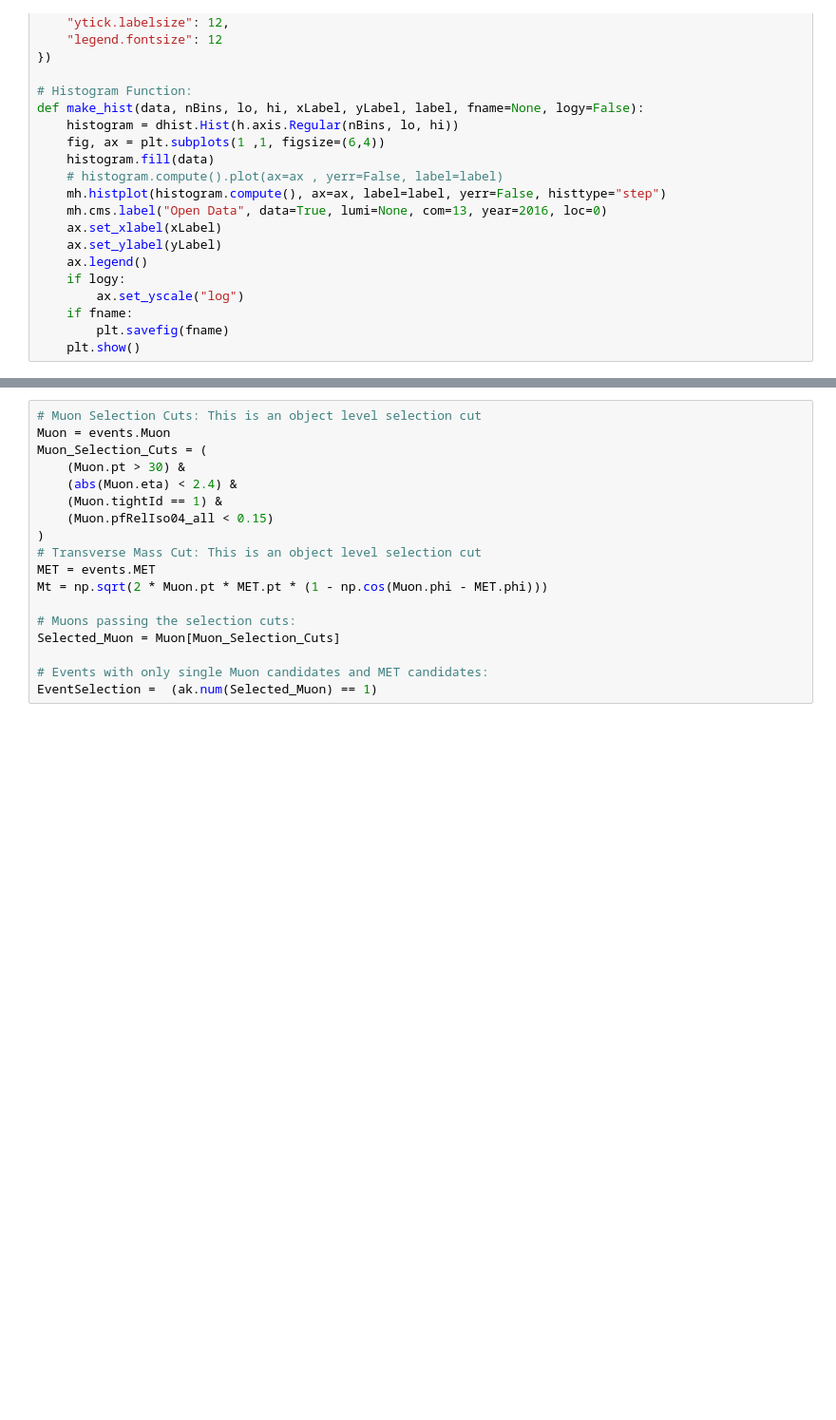
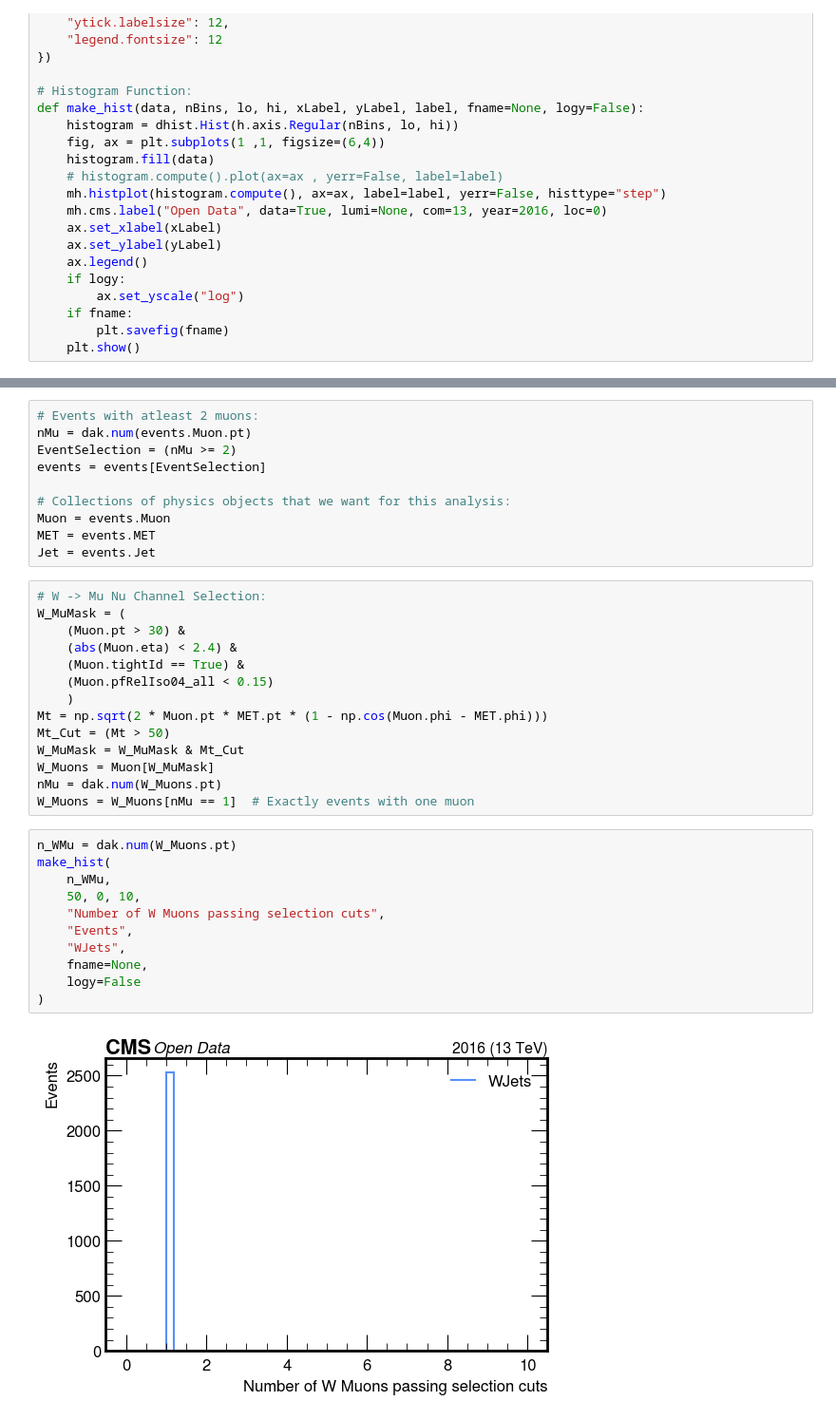
Before and after one commit to xondikoi03/charmTaggingAnalysis, a Jupyter notebook: Coffea/notebooks/WcAnalysis.ipynb, the cells around one changed output, grey strips where cells are left out. Shown at 95% size. Saved outputs shown, nothing was run; the diff lists cells and outputs as text; blank space fills up the shorter version.

```diff
--- a/Coffea/notebooks/WcAnalysis.ipynb
+++ b/Coffea/notebooks/WcAnalysis.ipynb
@@ -100,18 +76,37 @@ class WCProcessor(processor.ProcessorABC):
+# %%
+# Events with atleast 2 muons:
+nMu = dak.num(events.Muon.pt)
+EventSelection = (nMu >= 2)
+events = events[EventSelection]
+
+# Collections of physics objects that we want for this analysis:
+Muon = events.Muon
+MET = events.MET
+Jet = events.Jet
 # %%
-# Muon Selection Cuts: This is an object level selection cut
-Muon = events.Muon
-Muon_Selection_Cuts = (
+# W -> Mu Nu Channel Selection:
+W_MuMask = (
     (Muon.pt > 30) &
     (abs(Muon.eta) < 2.4) &
-    (Muon.tightId == 1) &
+    (Muon.tightId == True) &
     (Muon.pfRelIso04_all < 0.15)
-)
-# Transverse Mass Cut: This is an object level selection cut
-MET = events.MET
+    )
 Mt = np.sqrt(2 * Muon.pt * MET.pt * (1 - np.cos(Muon.phi - MET.phi)))
-
-# Muons passing the selection cuts:
-Selected_Muon = Muon[Muon_Selection_Cuts]
-
-# Events with only single Muon candidates and MET candidates:
-EventSelection =  (ak.num(Selected_Muon) == 1)
+Mt_Cut = (Mt > 50)
+W_MuMask = W_MuMask & Mt_Cut
+W_Muons = Muon[W_MuMask]
+nMu = dak.num(W_Muons.pt)
+W_Muons = W_Muons[nMu == 1]  # Exactly events with one muon
+# %%
+n_WMu = dak.num(W_Muons.pt)
+make_hist(
+    n_WMu,
+    50, 0, 10,
+    "Number of W Muons passing selection cuts",
+    "Events",
+    "WJets",
+    fname=None,
+    logy=False
+)
+# %% [output]
+[figure, added]
```
Also changed, not shown: parts of 8 cells of this notebook.
